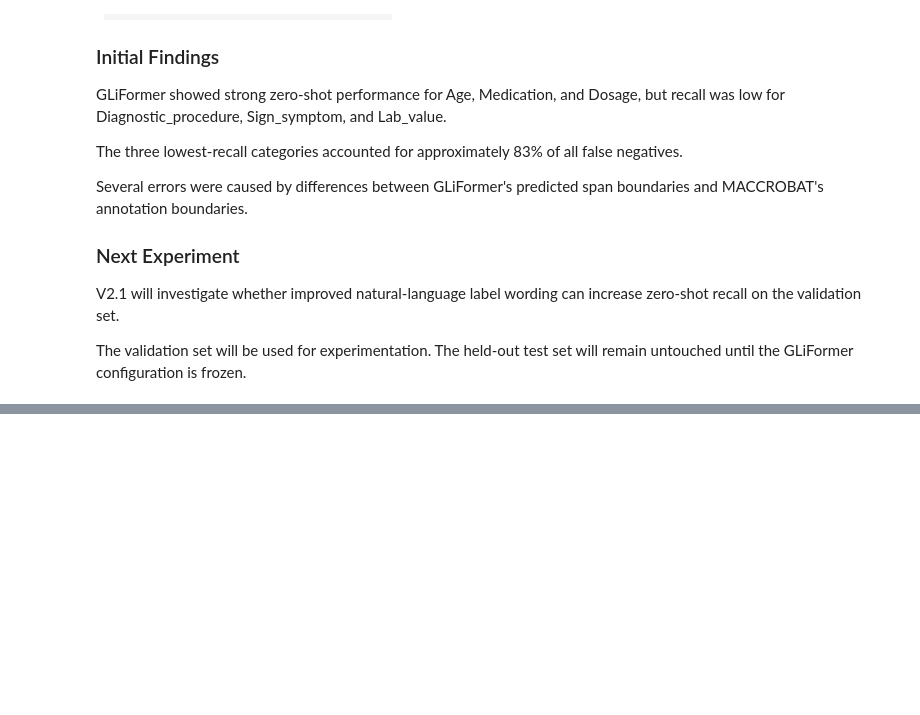
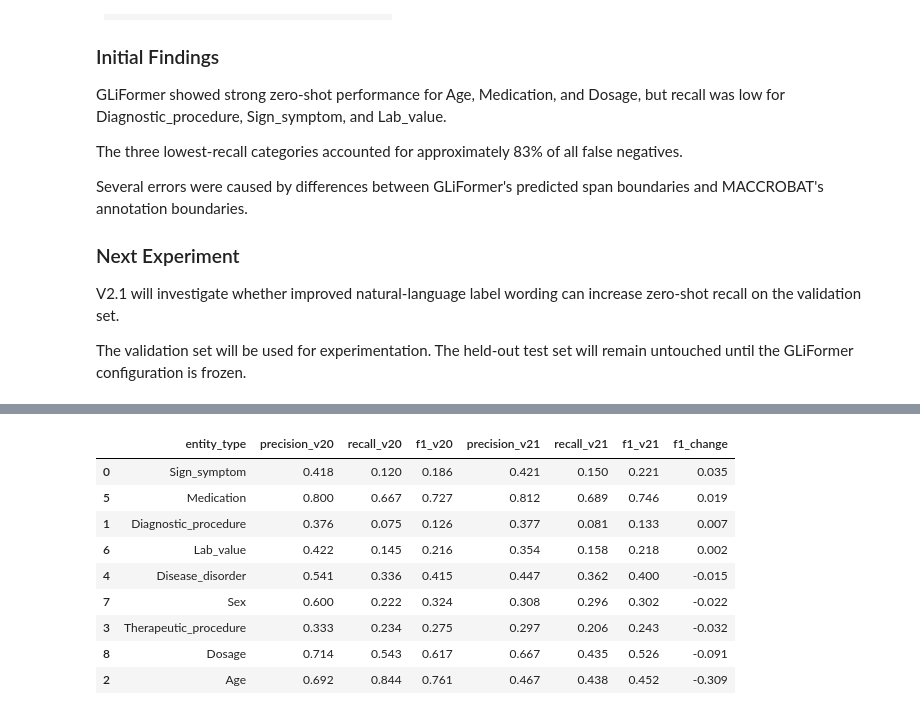
Before and after one commit to Sravanigangul/healthcare-clinical-nlp, a Jupyter notebook: notebooks/GLiFormer_Experiment.ipynb, the cells around one changed output, grey strips where cells are left out. Drawn from its saved outputs; the diff is of its cells as text; code cells hidden in the pictures; blank space fills up the shorter version.

```diff
--- a/notebooks/GLiFormer_Experiment.ipynb
+++ b/notebooks/GLiFormer_Experiment.ipynb
@@ -984,0 +1018,12 @@ set will remain untouched until the GLiFormer configuration is frozen.
+# %%
+label_mapping_v21 = {
+    "disease or disorder": "Disease_disorder",
+    "sign or symptom": "Sign_symptom",
+    "medication": "Medication",
+    "medication dosage": "Dosage",
+    "laboratory value or measurement": "Lab_value",
+    "diagnostic test or procedure": "Diagnostic_procedure",
+    "therapeutic treatment or procedure": "Therapeutic_procedure",
+    "patient age": "Age",
+    "patient sex": "Sex"
+}
@@ -984,0 +1352,41 @@ set will remain untouched until the GLiFormer configuration is frozen.
+# %%
+v20_types = calculate_type_metrics(
+    validation_results
+)
+
+v21_types = calculate_type_metrics(
+    validation_results_v21
+)
+# %%
+comparison = v20_types[
+    ["entity_type", "precision", "recall", "f1"]
+].merge(
+    v21_types[
+        ["entity_type", "precision", "recall", "f1"]
+    ],
+    on="entity_type",
+    suffixes=("_v20", "_v21")
+)
+# %%
+comparison["f1_change"] = (
+    comparison["f1_v21"]
+    - comparison["f1_v20"]
+)
+
+comparison = comparison.sort_values(
+    "f1_change",
+    ascending=False
+)
+
+comparison.round(3)
+# %% [output]
+|  | entity_type | precision_v20 | recall_v20 | f1_v20 | precision_v21 | recall_v21 | f1_v21 | f1_change |
+| 0 | Sign_symptom | 0.418 | 0.120 | 0.186 | 0.421 | 0.150 | 0.221 | 0.035 |
+| 5 | Medication | 0.800 | 0.667 | 0.727 | 0.812 | 0.689 | 0.746 | 0.019 |
+| 1 | Diagnostic_procedure | 0.376 | 0.075 | 0.126 | 0.377 | 0.081 | 0.133 | 0.007 |
+| 6 | Lab_value | 0.422 | 0.145 | 0.216 | 0.354 | 0.158 | 0.218 | 0.002 |
+| 4 | Disease_disorder | 0.541 | 0.336 | 0.415 | 0.447 | 0.362 | 0.400 | -0.015 |
+| 7 | Sex | 0.600 | 0.222 | 0.324 | 0.308 | 0.296 | 0.302 | -0.022 |
+| 3 | Therapeutic_procedure | 0.333 | 0.234 | 0.275 | 0.297 | 0.206 | 0.243 | -0.032 |
+| 8 | Dosage | 0.714 | 0.543 | 0.617 | 0.667 | 0.435 | 0.526 | -0.091 |
+| 2 | Age | 0.692 | 0.844 | 0.761 | 0.467 | 0.438 | 0.452 | -0.309 |
```
Also changed, not shown: parts of 10 cells of this notebook, 2 other files.
